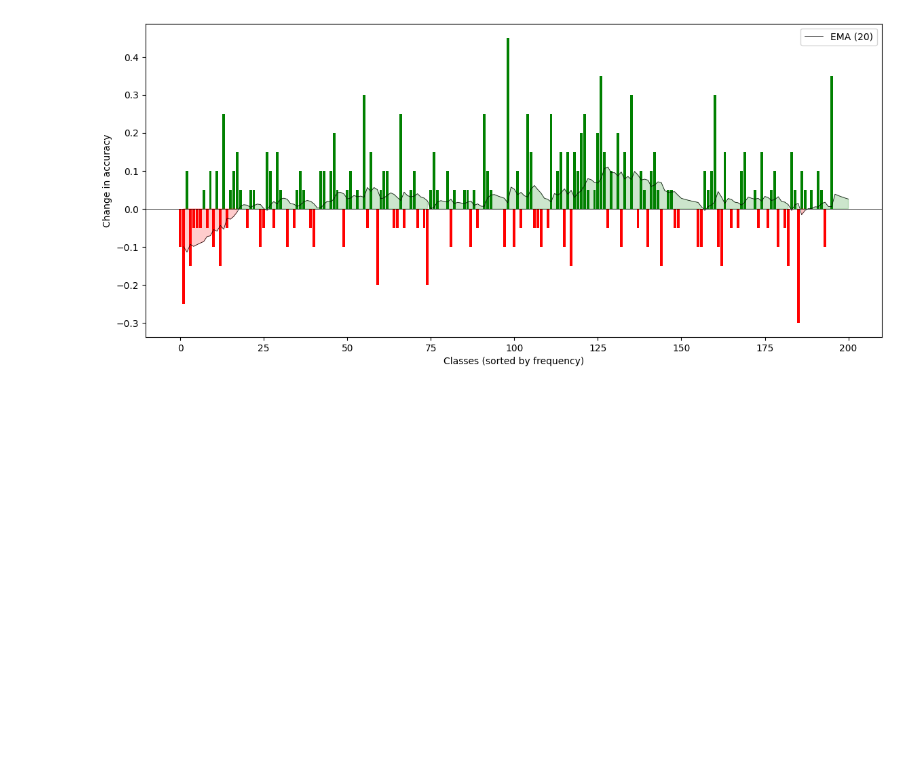
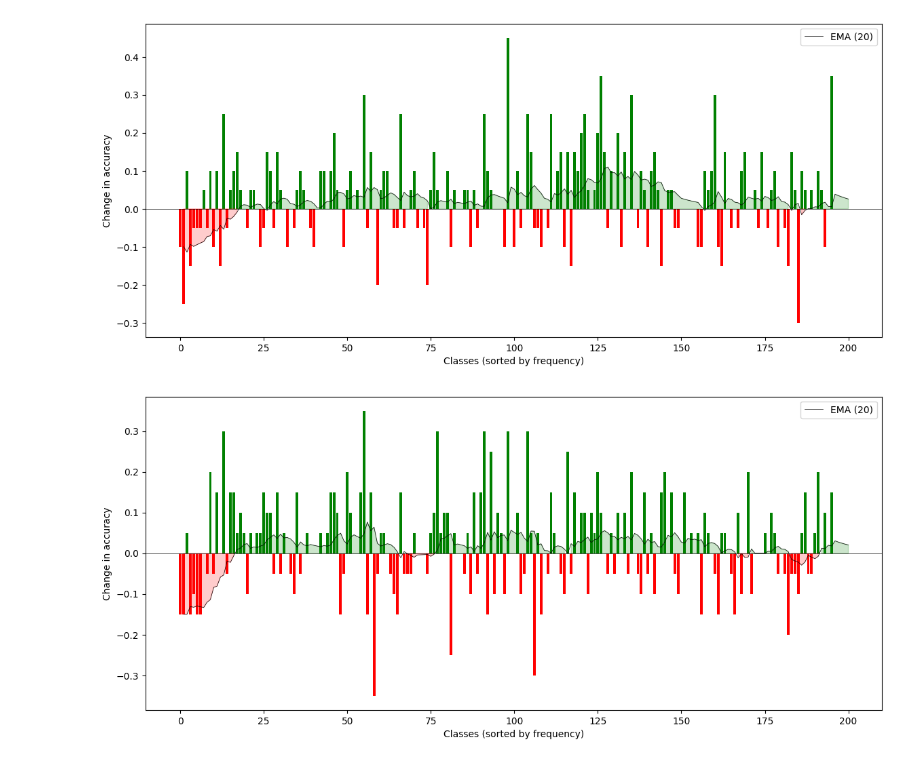
Before and after one commit to Self-Supervised-Learning-CS685/ssl-evaluation, a Jupyter notebook: inference_results.ipynb, the cells around one changed output. Drawn from its saved outputs; the diff is of its cells as text; code cells hidden in the pictures; blank space fills up the shorter version.

```diff
--- a/inference_results.ipynb
+++ b/inference_results.ipynb
@@ -119,3 +119,9 @@ NEW_FILE = "results/semi_fungi_PL_classbased_adaptive/test/pl.txt"
 plot_difference(BASELINE_FILE, NEW_FILE, sorted_labels)
 # %% [output]
 [figure]
+# %%
+BASELINE_FILE = "results/semi_fungi_PL_classbased_0.8-0.95/test/pl.txt"
+NEW_FILE = "results/semi_fungi_PL_adaptive_classbased_decreasing/test/pl.txt"
+plot_difference(BASELINE_FILE, NEW_FILE, sorted_labels)
+# %% [output]
+[figure, added]
```
Also changed, not shown: parts of 1 cell of this notebook, 8 other files.
